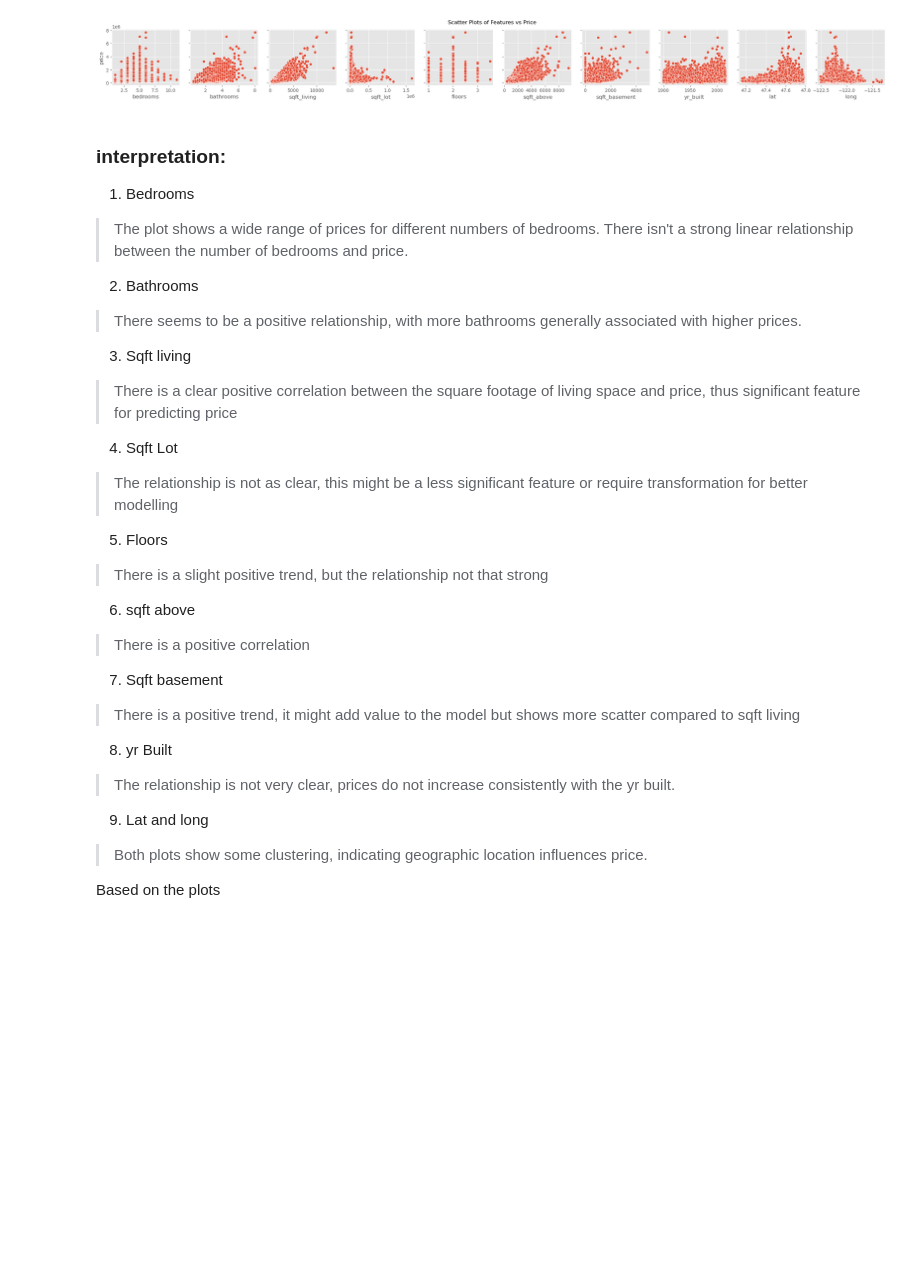
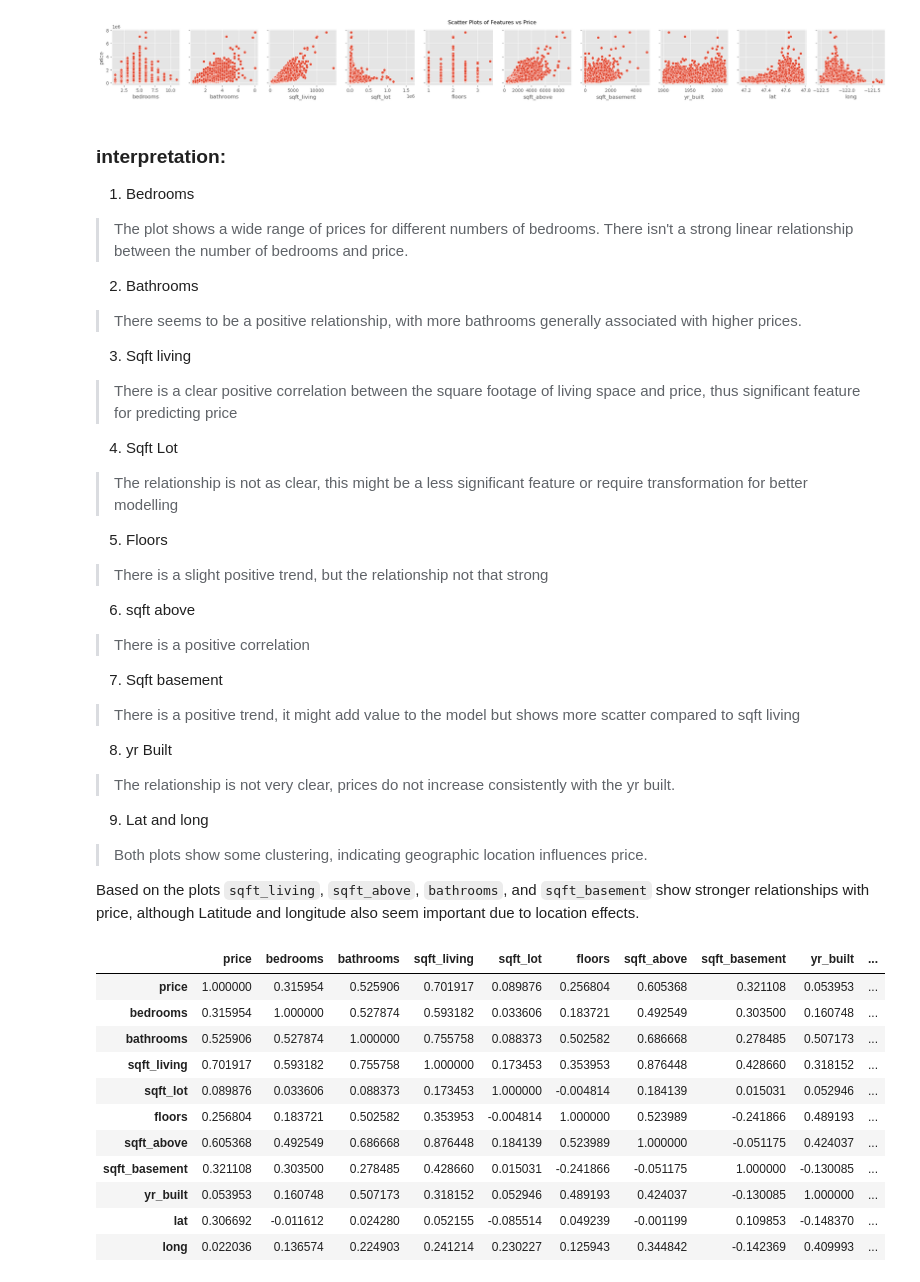
Before and after one commit to Bennie-Kibet/Phase-2-project, a Jupyter notebook: Work/Victor.ipynb, the cells around one changed output. Saved outputs shown, nothing was run; the diff lists cells and outputs as text; code cells hidden in the pictures; blank space fills up the shorter version.

```diff
--- a/Work/Victor.ipynb
+++ b/Work/Victor.ipynb
@@ -401,4 +401,19 @@ plt.show()
 > Both plots show some clustering, indicating geographic location influences price.
 
 
-Based on the plots
+Based on the plots `sqft_living`, `sqft_above`, `bathrooms`, and `sqft_basement` show stronger relationships with price, although Latitude and longitude also seem important due to location effects.
+# %%
+df_subset.corr()
+# %% [output]
+|  | price | bedrooms | bathrooms | sqft_living | sqft_lot | floors | sqft_above | sqft_basement | yr_built | ... |
+| price | 1.000000 | 0.315954 | 0.525906 | 0.701917 | 0.089876 | 0.256804 | 0.605368 | 0.321108 | 0.053953 | ... |
+| bedrooms | 0.315954 | 1.000000 | 0.527874 | 0.593182 | 0.033606 | 0.183721 | 0.492549 | 0.303500 | 0.160748 | ... |
+| bathrooms | 0.525906 | 0.527874 | 1.000000 | 0.755758 | 0.088373 | 0.502582 | 0.686668 | 0.278485 | 0.507173 | ... |
+| sqft_living | 0.701917 | 0.593182 | 0.755758 | 1.000000 | 0.173453 | 0.353953 | 0.876448 | 0.428660 | 0.318152 | ... |
+| sqft_lot | 0.089876 | 0.033606 | 0.088373 | 0.173453 | 1.000000 | -0.004814 | 0.184139 | 0.015031 | 0.052946 | ... |
+| floors | 0.256804 | 0.183721 | 0.502582 | 0.353953 | -0.004814 | 1.000000 | 0.523989 | -0.241866 | 0.489193 | ... |
+| sqft_above | 0.605368 | 0.492549 | 0.686668 | 0.876448 | 0.184139 | 0.523989 | 1.000000 | -0.051175 | 0.424037 | ... |
+| sqft_basement | 0.321108 | 0.303500 | 0.278485 | 0.428660 | 0.015031 | -0.241866 | -0.051175 | 1.000000 | -0.130085 | ... |
+| yr_built | 0.053953 | 0.160748 | 0.507173 | 0.318152 | 0.052946 | 0.489193 | 0.424037 | -0.130085 | 1.000000 | ... |
+| lat | 0.306692 | -0.011612 | 0.024280 | 0.052155 | -0.085514 | 0.049239 | -0.001199 | 0.109853 | -0.148370 | ... |
+| long | 0.022036 | 0.136574 | 0.224903 | 0.241214 | 0.230227 | 0.125943 | 0.344842 | -0.142369 | 0.409993 | ... |
```
Also changed, not shown: parts of 1 cell of this notebook.
